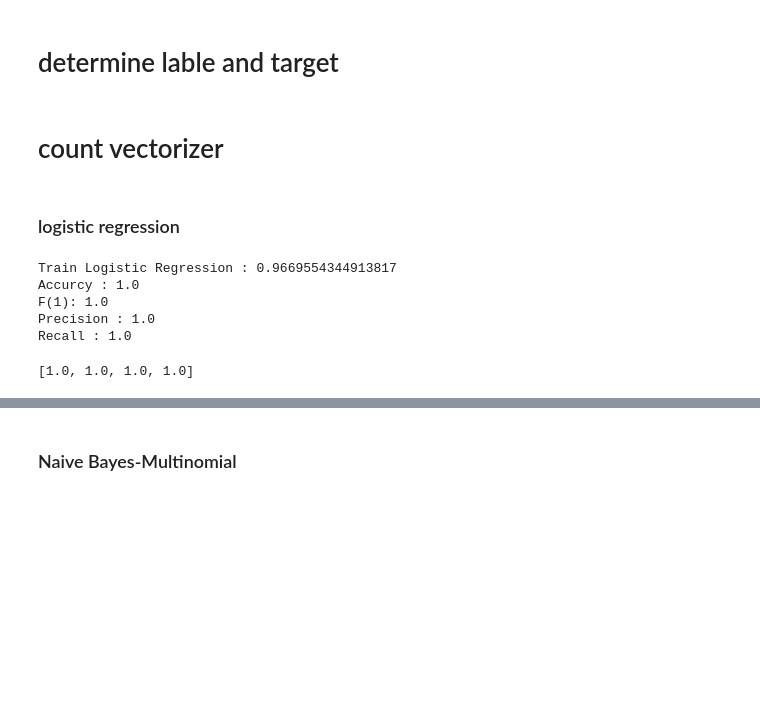
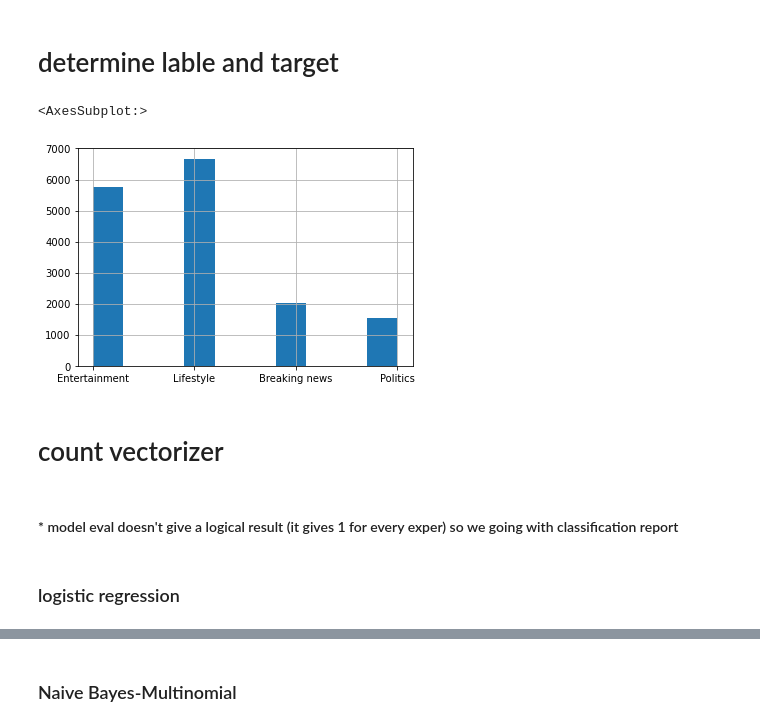
Before and after one commit to RazanAlzahrani1/NLP_News_Company, a Jupyter notebook: NLB_Classification.ipynb, the cells around one changed output, grey strips where cells are left out. Saved outputs shown, nothing was run; the diff lists cells and outputs as text; code cells hidden in the pictures; blank space fills up the shorter version.

```diff
--- a/NLB_Classification.ipynb
+++ b/NLB_Classification.ipynb
@@ -92,10 +134,15 @@ df.dropna(inplace=True)
 # determine lable and target
 # %%
 x=df.headline
-y=df.topices
+y=df.popular_topices
 # %%
 from sklearn.model_selection import train_test_split
 X_train, X_test, y_train, y_test = train_test_split(x, y, test_size=0.3, random_state=42)
+# %%
+y.hist()
+# %% [output]
+<AxesSubplot:>
+[figure, added]
 # %% [markdown]
 # count vectorizer
 # %%
@@ -111,20 +158,7 @@ cv2 = CountVectorizer(ngram_range=(1,2), binary=True, stop_words='english')
 
 X_train_cv2 = cv2.fit_transform(X_train)
 X_test_cv2  = cv2.transform(X_test)
+# %% [markdown]
+#### * model eval doesn't give a logical result (it gives 1 for every exper) so we going with classification report
 # %% [markdown]
 ### logistic regression
-# %%
-from sklearn.linear_model import LogisticRegression
-lr = LogisticRegression()
-lr.fit(X_train_cv1, y_train)
-y_pred_cv1 = lr.predict(X_test_cv1)
-print("Train Logistic Regression :",lr.score(X_train_cv1, y_train))
-me1=model_eval(lr,X_test_cv1,y_pred_cv1)
-me1
-# %% [output]
-Train Logistic Regression : 0.9669554344913817
-Accurcy : 1.0
-F(1): 1.0
-Precision : 1.0
-Recall : 1.0
-[1.0, 1.0, 1.0, 1.0]
```
Also changed, not shown: parts of 34 cells of this notebook.
